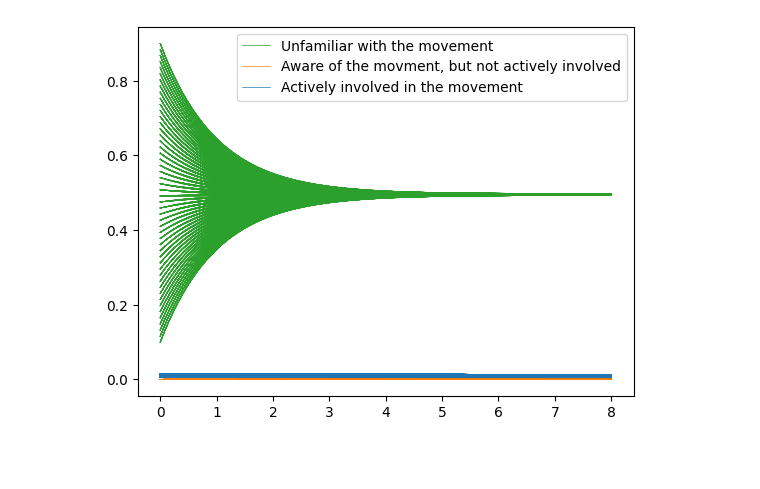
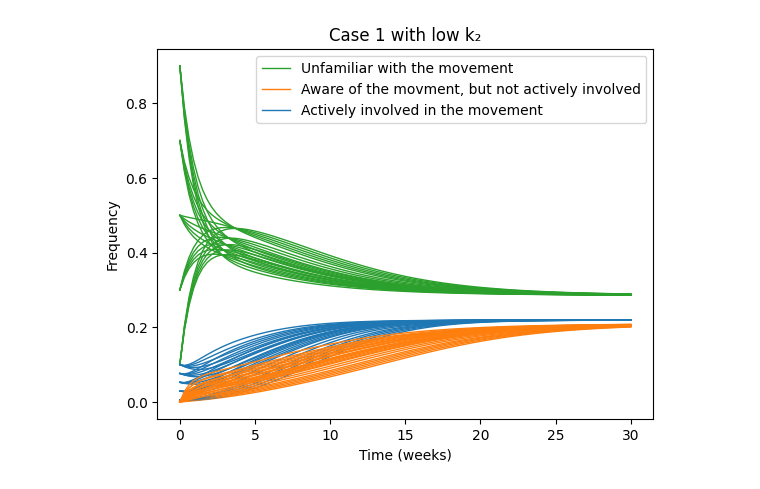
Before and after one commit to cicilapetitesorciere/Social-Movements-Report, a Jupyter notebook: simulation/social-movements.ipynb, the cells around one changed output. Cells and saved outputs as stored; diff of their text form; code cells hidden in the pictures; blank space fills up the shorter version.

Commit message:
Made some plots!

```diff
--- a/simulation/social-movements.ipynb
+++ b/simulation/social-movements.ipynb
@@ -2,22 +2,23 @@
 import model
 import matplotlib.pyplot as plt
 from numpy import linspace
+
+SAVE_MODE = True
-# %%
-# Case 1: k1 >> k5
-for k1 in [.1, .2, .5]:
-    for k5 in [1,5,10]:
-        model.simulate_broad(   k1=0.1,
-                                k2=0.02,
-                                k3=.5,
-                                k4=.5,
-                                k5=10,
-                                k6=.5,
-                                k7=.5,
-                                k8=.5,
-                                nweeks=8
-                                )
-
-model.legend()
-model.draw("case1.png")
-# %% [output]
-[figure, removed]
+# %%
+model.simulate_broad(   k1_vals=[.9],
+                        k2_vals=[.2],
+                        #k3_vals=[.5],
+                        k4_vals=[.5],
+                        k5_vals=[.1],
+                        #k6_vals=[.5],
+                        #k7_vals=[.5],
+                        #k8_vals=[.5],
+                        #iinf_vals=linspace(0.005, 0.1, num=5),
+                        #isus_vals=linspace(0.1,0.9, num=5),
+                        nweeks=30)
+
+plt.title("Case 1 with low k₂")
+
+model.draw("case1-lowk2.png", save_mode=SAVE_MODE)
+# %% [output]
+[figure, added]
```
Also changed, not shown: parts of 5 cells of this notebook, 7 other files.
